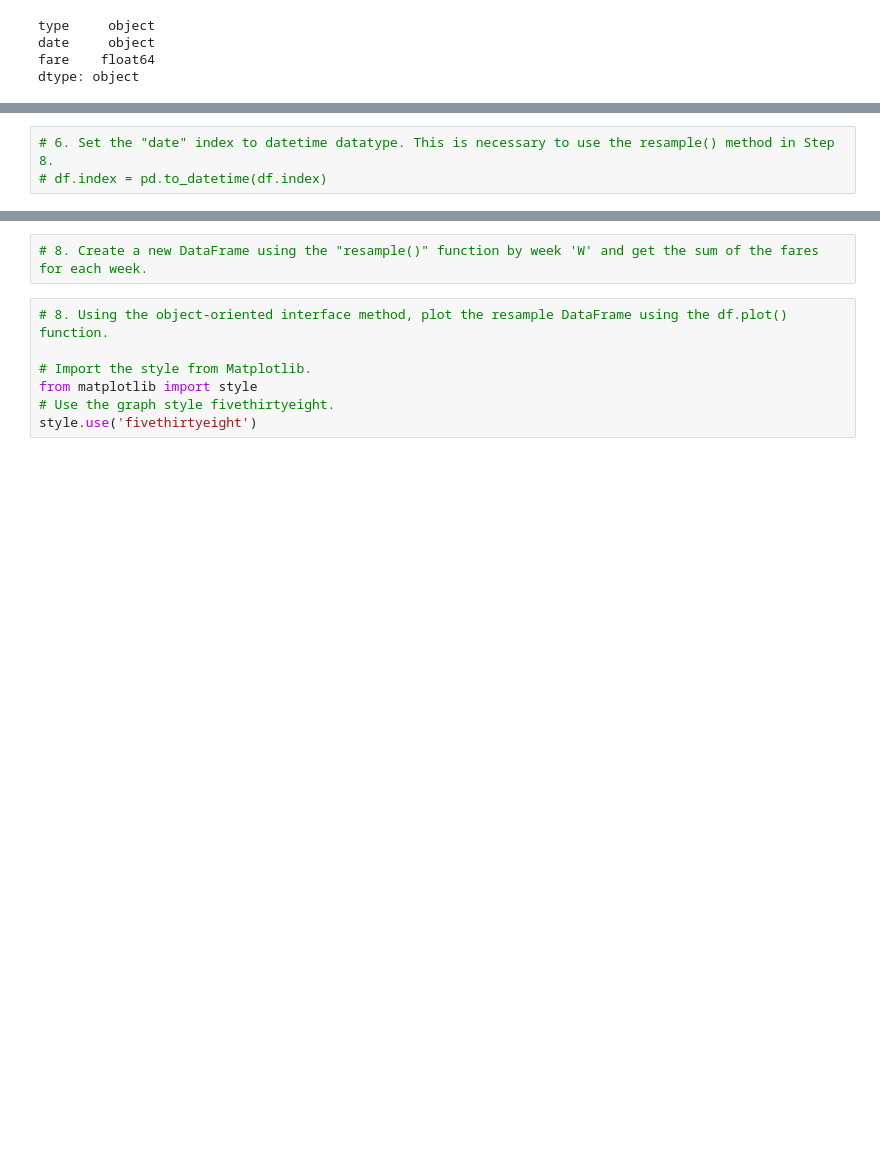
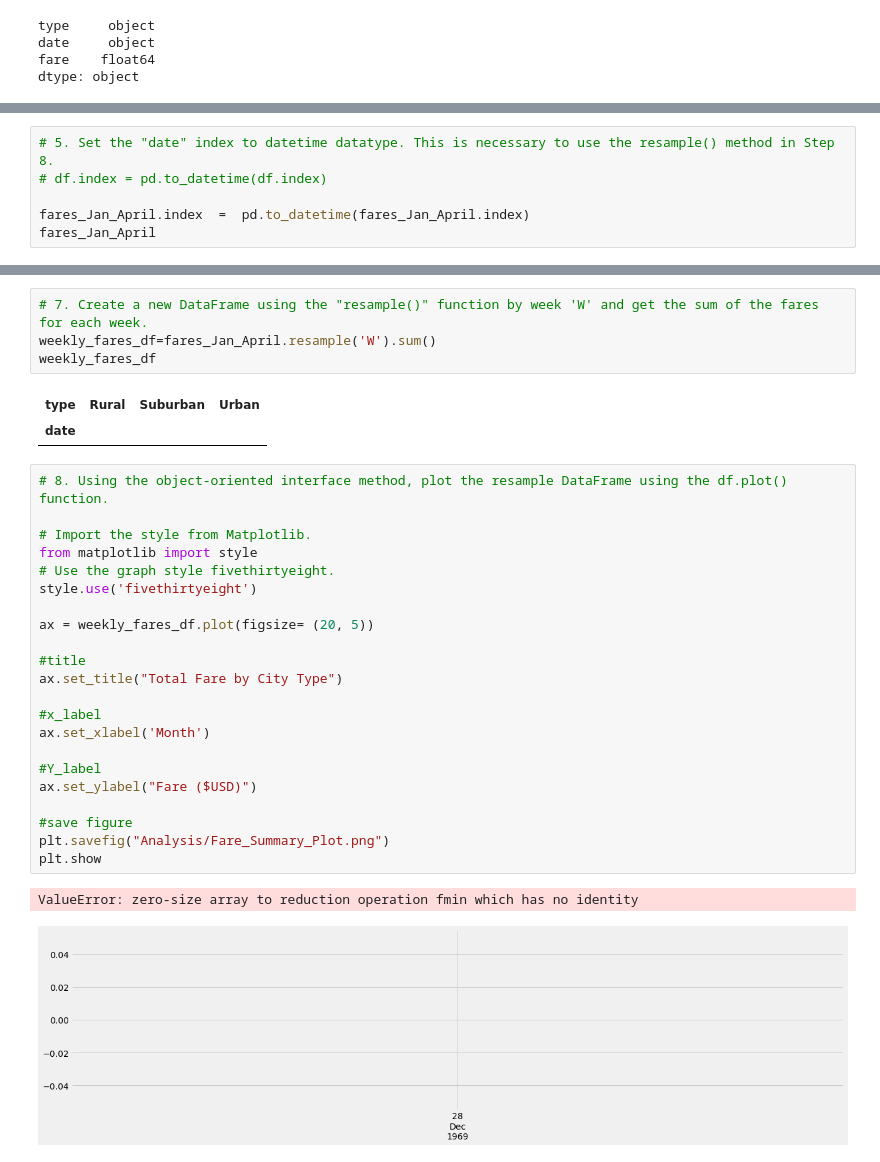
Before and after one commit to Ashmarian/PyBer_Analysis, a Jupyter notebook: PyBer_Challenge.ipynb, the cells around one changed output, grey strips where cells are left out. Cells and saved outputs as stored; diff of their text form; blank space fills up the shorter version.

```diff
--- a/PyBer_Challenge.ipynb
+++ b/PyBer_Challenge.ipynb
@@ -321,5 +321,8 @@ fares_Jan_April.head(10)
 | type | Rural | Suburban | Urban |
 | date |  |  |  |
 # %%
-# 6. Set the "date" index to datetime datatype. This is necessary to use the resample() method in Step 8.
+# 5. Set the "date" index to datetime datatype. This is necessary to use the resample() method in Step 8.
 # df.index = pd.to_datetime(df.index)
+
+fares_Jan_April.index  =  pd.to_datetime(fares_Jan_April.index)
+fares_Jan_April
@@ -328,9 +347,32 @@ fares_Jan_April.head(10)
 # %%
-# 8. Create a new DataFrame using the "resample()" function by week 'W' and get the sum of the fares for each week.
+# 7. Create a new DataFrame using the "resample()" function by week 'W' and get the sum of the fares for each week.
+weekly_fares_df=fares_Jan_April.resample('W').sum()
+weekly_fares_df
+# %% [output]
+| type | Rural | Suburban | Urban |
+| date |  |  |  |
 # %%
 # 8. Using the object-oriented interface method, plot the resample DataFrame using the df.plot() function.
 
 # Import the style from Matplotlib.
 from matplotlib import style
 # Use the graph style fivethirtyeight.
 style.use('fivethirtyeight')
+
+ax = weekly_fares_df.plot(figsize= (20, 5))
+
+#title
+ax.set_title("Total Fare by City Type")
+
+#x_label
+ax.set_xlabel('Month')
+
+#Y_label
+ax.set_ylabel("Fare ($USD)")
+
+#save figure
+plt.savefig("Analysis/Fare_Summary_Plot.png")
+plt.show
+# %% [output]
+ValueError: zero-size array to reduction operation fmin which has no identity
+[figure, added]
```
Also changed, not shown: parts of 4 cells of this notebook.
